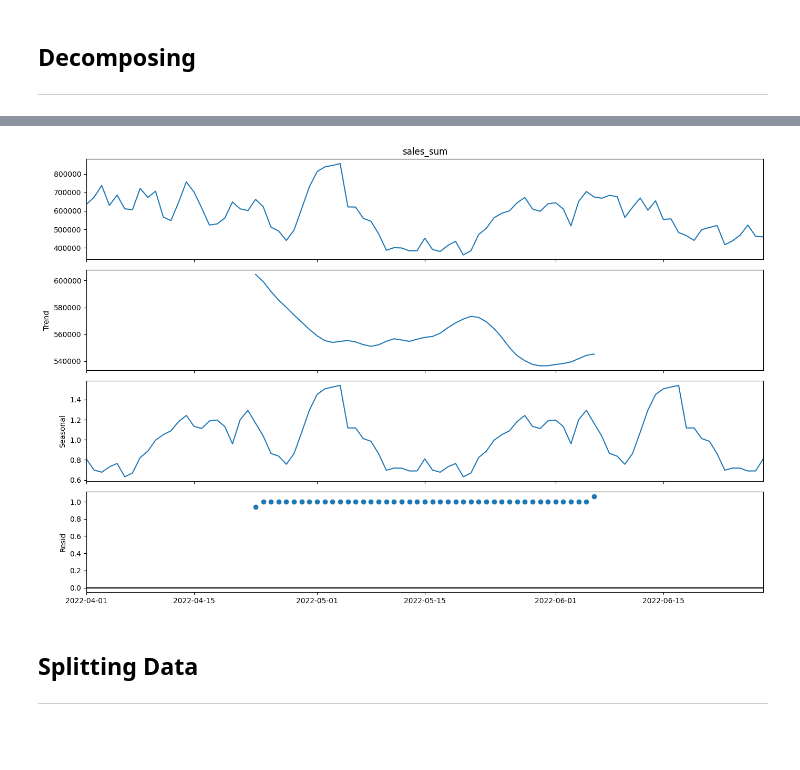
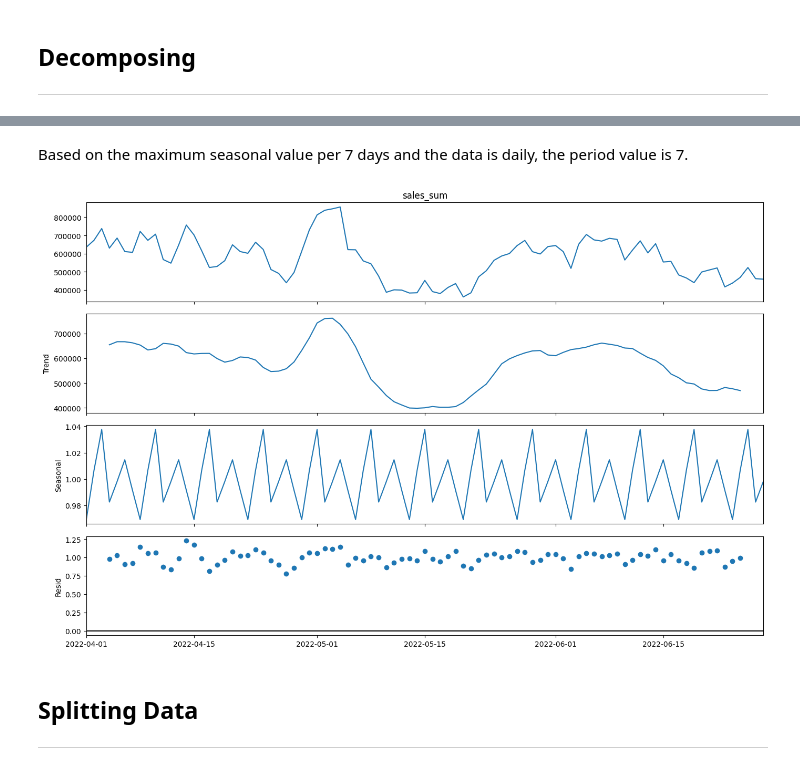
Before and after one commit to FTDS-assignment-bay/p2-final-project-ftds-027-hck-group-002, a Jupyter notebook: main_model_timeseries/forecasting_model.ipynb, the cells around one changed output, grey strips where cells are left out. Cells and saved outputs as stored; diff of their text form; code cells hidden in the pictures; blank space fills up the shorter version.

Commit message:
Model Forecasting

```diff
--- a/main_model_timeseries/forecasting_model.ipynb
+++ b/main_model_timeseries/forecasting_model.ipynb
@@ -136,11 +158,13 @@ plt.show()
+# %% [markdown]
+Based on the maximum seasonal value per 7 days and the data is daily, the period value is 7.
 # %%
 # Decompose the components from the time series.
 pylab.rcParams['figure.figsize'] = (14, 9)
-res = seasonal_decompose(df1['sales_sum'], model='multiplicative', period=44) # interval data: Day
+res = seasonal_decompose(df1['sales_sum'], model='multiplicative', period=7) # interval data: Day
 ax=res.plot()
 plt.show()
 # %% [output]
-[figure, old version]
+[figure, new version]
 # %% [markdown]
 ## Splitting Data
 ---
```
Also changed, not shown: parts of 9 cells of this notebook, 10 other files.
